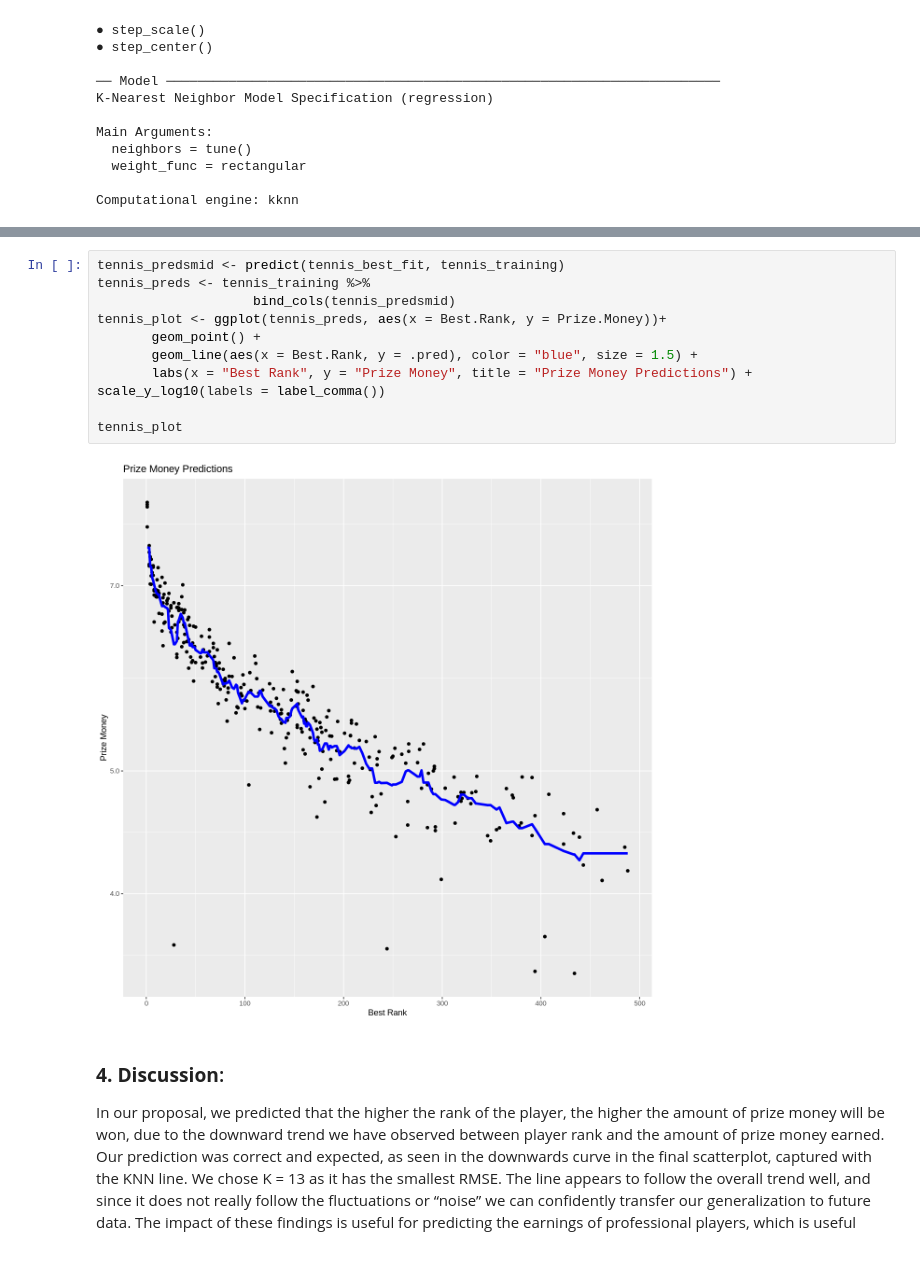
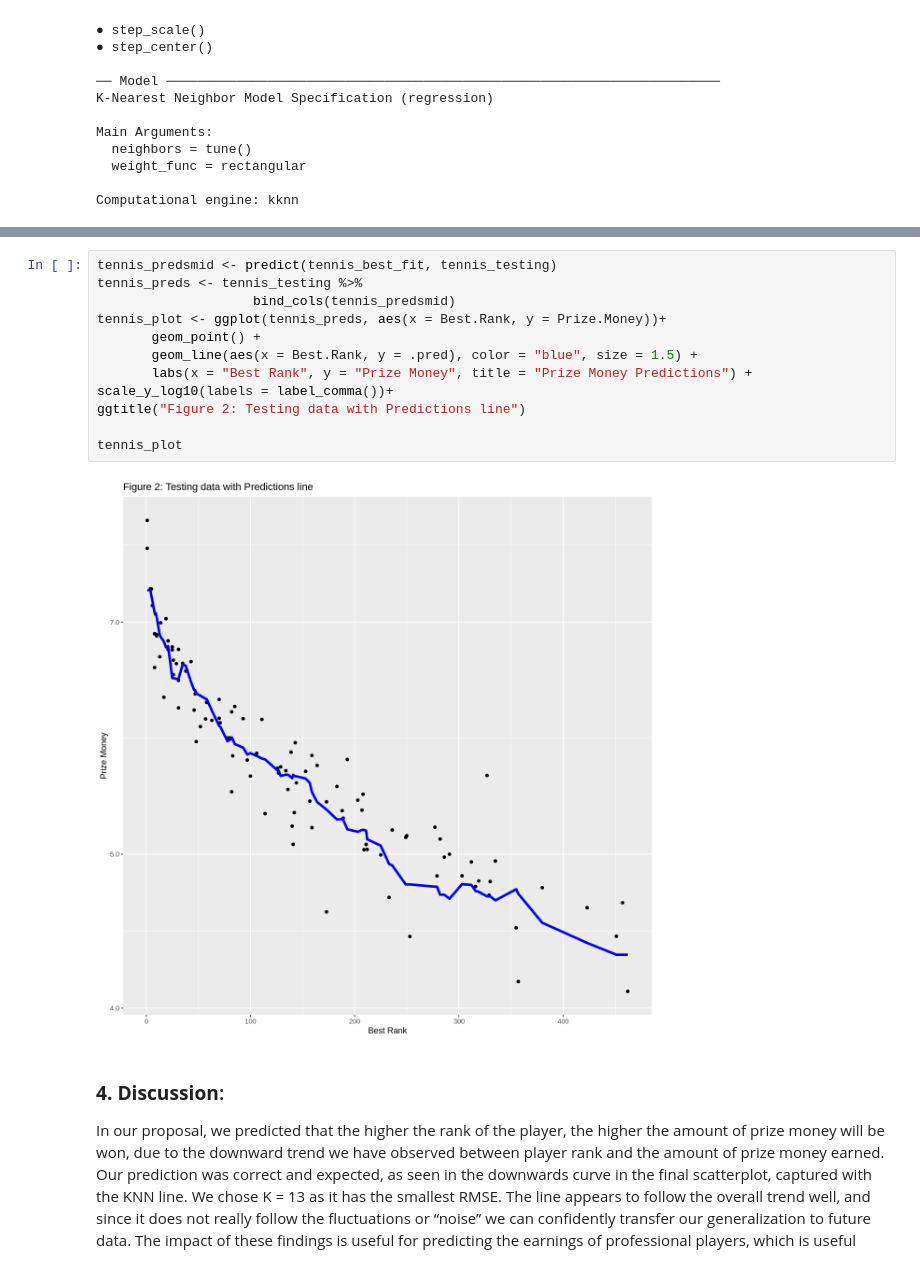
Before and after one commit to vivaanbhandary/DSCI-GroupProject-Tennis, a Jupyter notebook: Group Project/GroupProjectTennis.ipynb, the cells around one changed output, grey strips where cells are left out. Cells and saved outputs as stored; diff of their text form.

Commit message:
Changed the final graph to use testing data

```diff
--- a/Group Project/GroupProjectTennis.ipynb
+++ b/Group Project/GroupProjectTennis.ipynb
@@ -239,16 +231,17 @@ A tibble: 3 × 3
 # %%
-tennis_predsmid <- predict(tennis_best_fit, tennis_training)
-tennis_preds <- tennis_training %>%
+tennis_predsmid <- predict(tennis_best_fit, tennis_testing)
+tennis_preds <- tennis_testing %>%
                     bind_cols(tennis_predsmid)
 tennis_plot <- ggplot(tennis_preds, aes(x = Best.Rank, y = Prize.Money))+
        geom_point() +
        geom_line(aes(x = Best.Rank, y = .pred), color = "blue", size = 1.5) +
        labs(x = "Best Rank", y = "Prize Money", title = "Prize Money Predictions") +
-scale_y_log10(labels = label_comma())
+scale_y_log10(labels = label_comma())+
+ggtitle("Figure 2: Testing data with Predictions line")
 
 tennis_plot
 # %% [output]
-[figure, old version]
+[figure, new version]
 # %% [markdown]
 ### **4. Discussion**:
 In our proposal, we predicted that the higher the rank of the player, the higher the amount of prize money will be won, due to the downward trend we have observed between player rank and the amount of prize money earned. Our prediction was correct and expected, as seen in the downwards curve in the final scatterplot, captured with the KNN line. We chose K = 13 as it has the smallest RMSE. The line appears to follow the overall trend well, and since it does not really follow the fluctuations or “noise” we can confidently transfer our generalization to future data.
```
Also changed, not shown: parts of 6 cells of this notebook.
